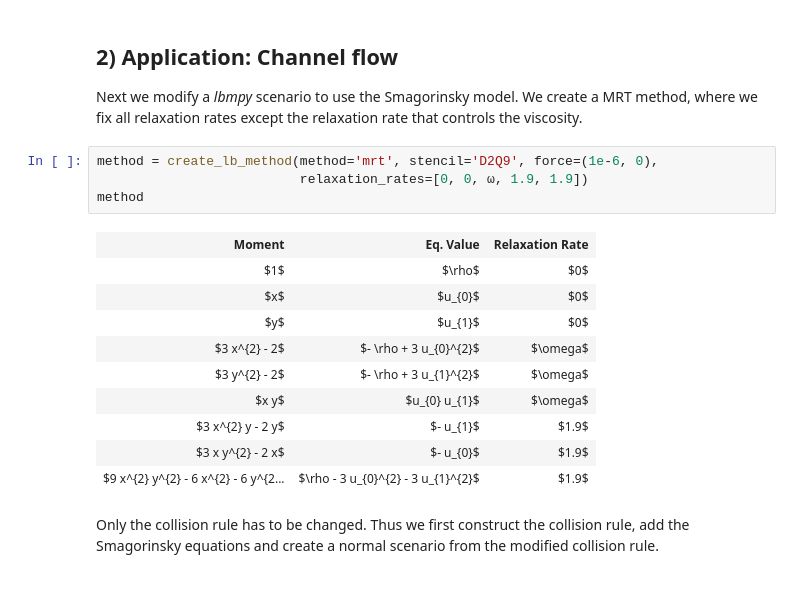
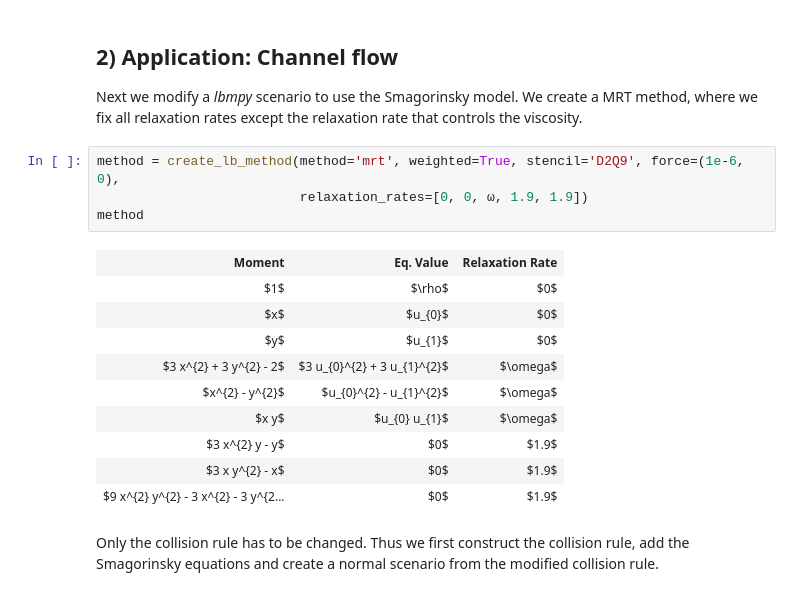
Before and after one commit to mabau/lbmpy, a Jupyter notebook: doc/notebooks/05_tutorial_modifying_method_smagorinsky.ipynb, the cells around one changed output. Cells and saved outputs as stored; diff of their text form.

```diff
--- a/doc/notebooks/05_tutorial_modifying_method_smagorinsky.ipynb
+++ b/doc/notebooks/05_tutorial_modifying_method_smagorinsky.ipynb
@@ -118,20 +118,20 @@ smagorinsky_equations(ω_0, ω_total, create_lb_method())
 Next we modify a *lbmpy* scenario to use the Smagorinsky model.
 We create a MRT method, where we fix all relaxation rates except the relaxation rate that controls the viscosity.
 # %%
-method = create_lb_method(method='mrt', stencil='D2Q9', force=(1e-6, 0),
+method = create_lb_method(method='mrt', weighted=True, stencil='D2Q9', force=(1e-6, 0),
                           relaxation_rates=[0, 0, ω, 1.9, 1.9])
 method
 # %% [output]
 | Moment | Eq. Value | Relaxation Rate |
 | $1$ | $\rho$ | $0$ |
 | $x$ | $u_{0}$ | $0$ |
 | $y$ | $u_{1}$ | $0$ |
-| $3 x^{2} - 2$ | $- \rho + 3 u_{0}^{2}$ | $\omega$ |
-| $3 y^{2} - 2$ | $- \rho + 3 u_{1}^{2}$ | $\omega$ |
+| $3 x^{2} + 3 y^{2} - 2$ | $3 u_{0}^{2} + 3 u_{1}^{2}$ | $\omega$ |
+| $x^{2} - y^{2}$ | $u_{0}^{2} - u_{1}^{2}$ | $\omega$ |
 | $x y$ | $u_{0} u_{1}$ | $\omega$ |
-| $3 x^{2} y - 2 y$ | $- u_{1}$ | $1.9$ |
-| $3 x y^{2} - 2 x$ | $- u_{0}$ | $1.9$ |
-| $9 x^{2} y^{2} - 6 x^{2} - 6 y^{2... | $\rho - 3 u_{0}^{2} - 3 u_{1}^{2}$ | $1.9$ |
+| $3 x^{2} y - y$ | $0$ | $1.9$ |
+| $3 x y^{2} - x$ | $0$ | $1.9$ |
+| $9 x^{2} y^{2} - 3 x^{2} - 3 y^{2... | $0$ | $1.9$ |
 # %% [markdown]
 Only the collision rule has to be changed. Thus we first construct the collision rule, add the Smagorinsky equations and create a normal scenario from the modified collision rule.
 # %%
```
Also changed, not shown: parts of 7 cells of this notebook, 6 other files.
